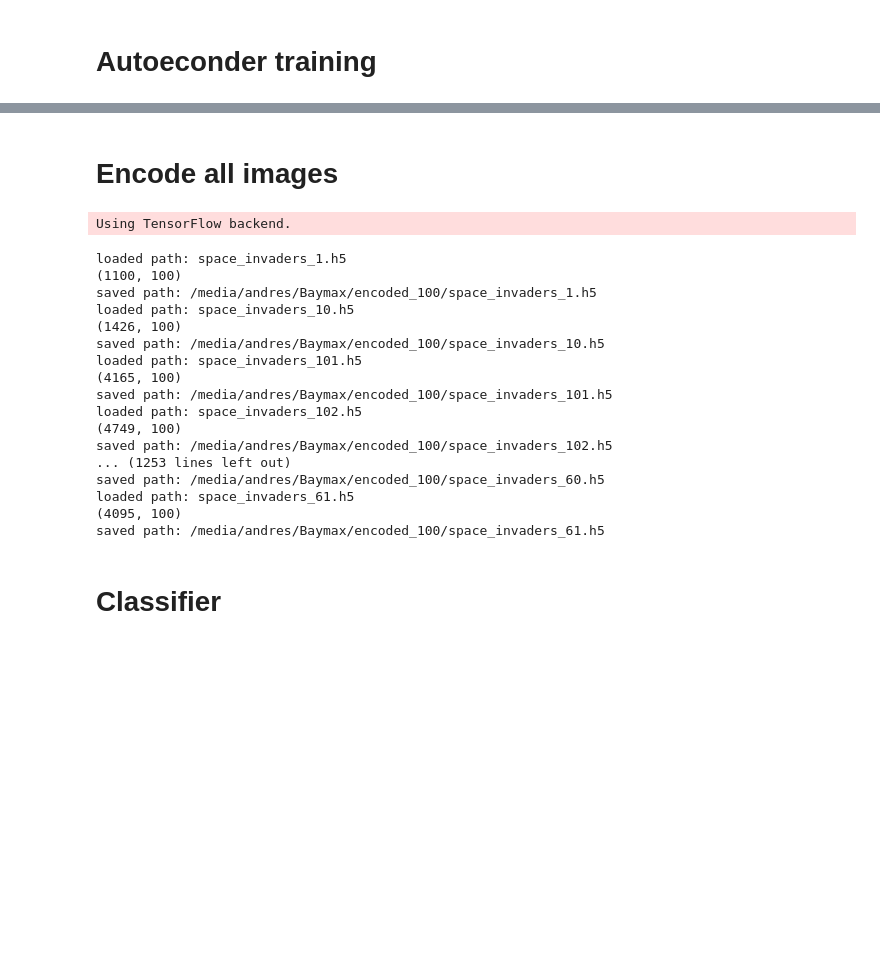
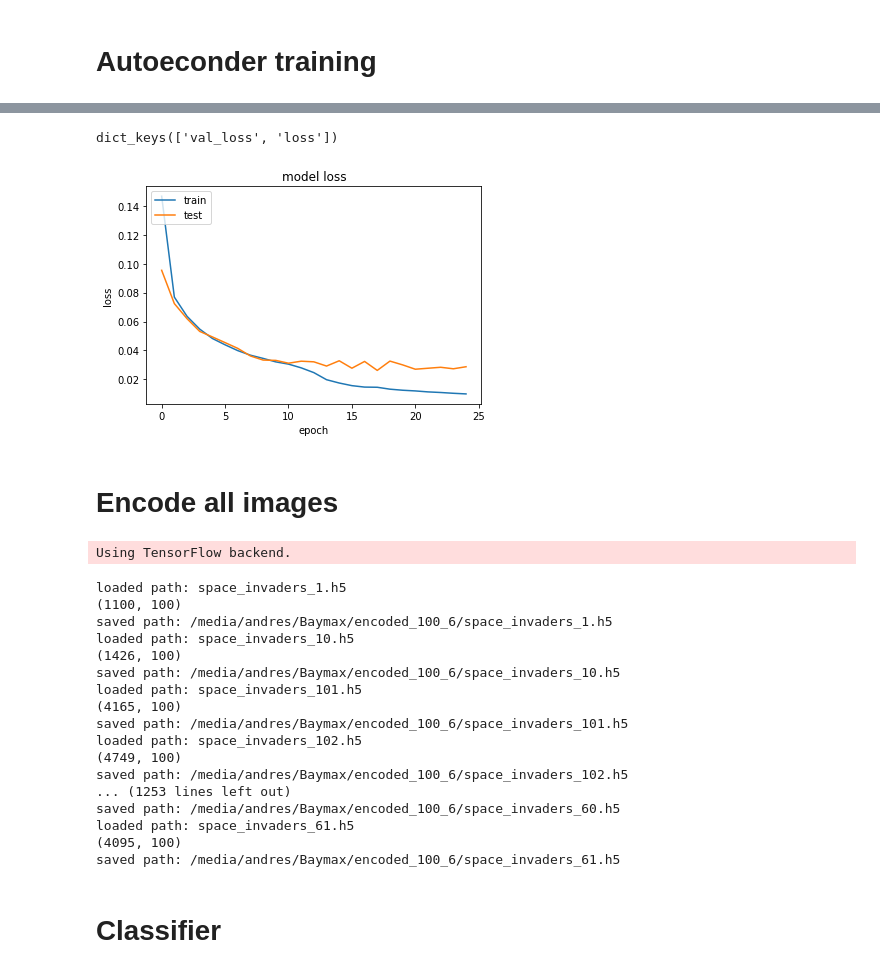
Before and after one commit to andresme/thesis_project, a Jupyter notebook: notebooks/Autoencoder keras.ipynb, the cells around one changed output, grey strips where cells are left out. Drawn from its saved outputs; the diff is of its cells as text; code cells hidden in the pictures; blank space fills up the shorter version.

```diff
--- a/notebooks/Autoencoder keras.ipynb
+++ b/notebooks/Autoencoder keras.ipynb
@@ -43,7 +51,7 @@ input_img = Input(shape=(3021,))
 # "encoded" is the encoded representation of the input
 encoded = Dense(1510, activation='relu')(input_img)
 encoded = Dense(755, activation='relu')(encoded)
-encoded = Dense(100, activation='sigmoid')(encoded)
+encoded = Dense(100, activation='relu')(encoded)
 
 # "decoded" is the lossy reconstruction of the input
 decoded = Dense(755, activation='relu')(encoded)
@@ -204,0 +212,32 @@ autoencoder.save('/media/andres/Baymax/autoencoder100.h5')
+# %%
+history = []
+
+for i in range(0, 5):
+    print("start: {}".format(i))
+    # this is our input placeholder
+    input_img = Input(shape=(3021,))
+    # "encoded" is the encoded representation of the input
+    encoded = Dense(1510, activation='relu')(input_img)
+    encoded = Dense(755, activation='relu')(encoded)
+    encoded = Dense(100, activation='relu')(encoded)
+
+    # "decoded" is the lossy reconstruction of the input
+    decoded = Dense(755, activation='relu')(encoded)
+    decoded = Dense(1510, activation='relu')(decoded)
+    decoded = Dense(3021, activation='sigmoid')(decoded)
+
+    # this model maps an input to its reconstruction
+    autoencoder = Model(input_img, decoded)
+
+    # this model maps an input to its encoded representation
+    encoder = Model(input_img, encoded)
+
+    autoencoder.compile(optimizer='adadelta', loss='binary_crossentropy')
+    print("training: {}".format(i))
+    history.append(autoencoder.fit(x_train, x_train,
+                                   epochs=25,
+                                   batch_size=128,
+                                   shuffle=True,
+                                   validation_data=(x_test, x_test),
+                                   verbose=0))
+    print("done: {}".format(i))
@@ -205,3 +260,20 @@ autoencoder.save('/media/andres/Baymax/autoencoder100.h5')
+# %%
+print(history.history.keys())
+# %% [output]
+dict_keys(['val_loss', 'loss'])
+# %%
+def plot_history(history):
+    plt.plot(history.history['loss'])
+    plt.plot(history.history['val_loss'])
+    plt.title('model loss')
+    plt.ylabel('loss')
+    plt.xlabel('epoch')
+    plt.legend(['train', 'test'], loc='upper left')
+    plt.show()
+# %%
+plot_history(history[4])
+# %% [output]
+[figure, added]
 # %% [markdown]
 # Encode all images
 # %%
@@ -209,11 +281,11 @@ from os import listdir, path, walk, path
 import numpy as np
 import h5py
 
-data_path = '/media/andres/Baymax/transformed_data/'
+data_path = '/media/andres/Baymax/transformed_data_2/'
 
 from keras.models import load_model
 
-model = load_model('/media/andres/Baymax/encoder100.h5')
+model = load_model('/media/andres/Baymax/encoder100_6.h5')
 paths = listdir(data_path)
 
 for x in paths:
@@ -223,7 +295,7 @@ for x in paths:
     data = h5f['space_invaders'][:]
     result = model.predict(data)
     print(result.shape)
-    save_path = path.join('/media/andres/Baymax/encoded_100/', x)
+    save_path = path.join('/media/andres/Baymax/encoded_100_6/', x)
     h5f = h5py.File(save_path)
     h5f.create_dataset('space_invaders', data=result)
     h5f.close()
@@ -232,21 +304,21 @@ for x in paths:
 Using TensorFlow backend.
 loaded path: space_invaders_1.h5
 (1100, 100)
-saved path: /media/andres/Baymax/encoded_100/space_invaders_1.h5
+saved path: /media/andres/Baymax/encoded_100_6/space_invaders_1.h5
 loaded path: space_invaders_10.h5
 (1426, 100)
-saved path: /media/andres/Baymax/encoded_100/space_invaders_10.h5
+saved path: /media/andres/Baymax/encoded_100_6/space_invaders_10.h5
 loaded path: space_invaders_101.h5
 (4165, 100)
-saved path: /media/andres/Baymax/encoded_100/space_invaders_101.h5
+saved path: /media/andres/Baymax/encoded_100_6/space_invaders_101.h5
 loaded path: space_invaders_102.h5
 (4749, 100)
-saved path: /media/andres/Baymax/encoded_100/space_invaders_102.h5
+saved path: /media/andres/Baymax/encoded_100_6/space_invaders_102.h5
 ... (1253 lines left out)
-saved path: /media/andres/Baymax/encoded_100/space_invaders_60.h5
+saved path: /media/andres/Baymax/encoded_100_6/space_invaders_60.h5
 loaded path: space_invaders_61.h5
 (4095, 100)
-saved path: /media/andres/Baymax/encoded_100/space_invaders_61.h5
+saved path: /media/andres/Baymax/encoded_100_6/space_invaders_61.h5
 # %% [markdown]
 # Classifier
 # %%
```
Also changed, not shown: parts of 19 cells of this notebook, 3 other files.
